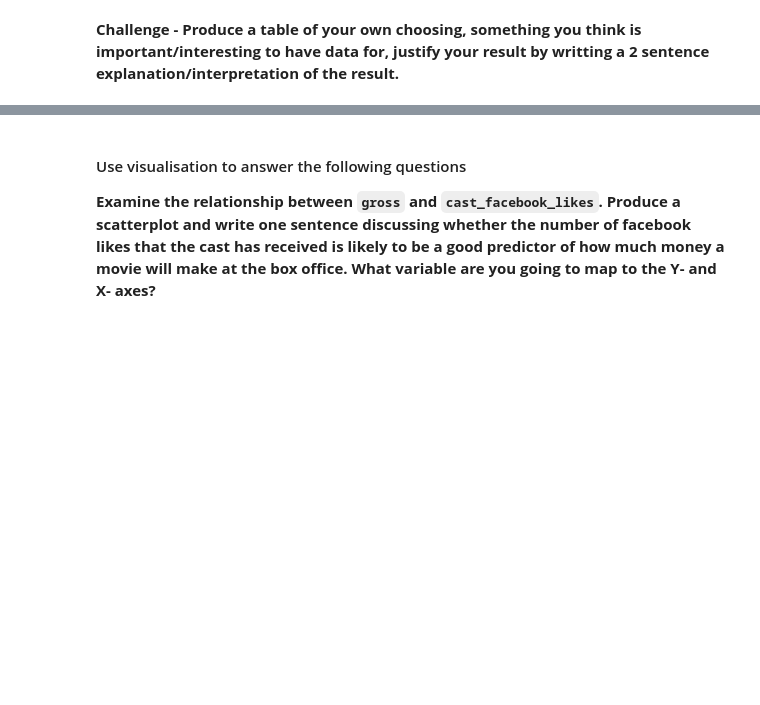
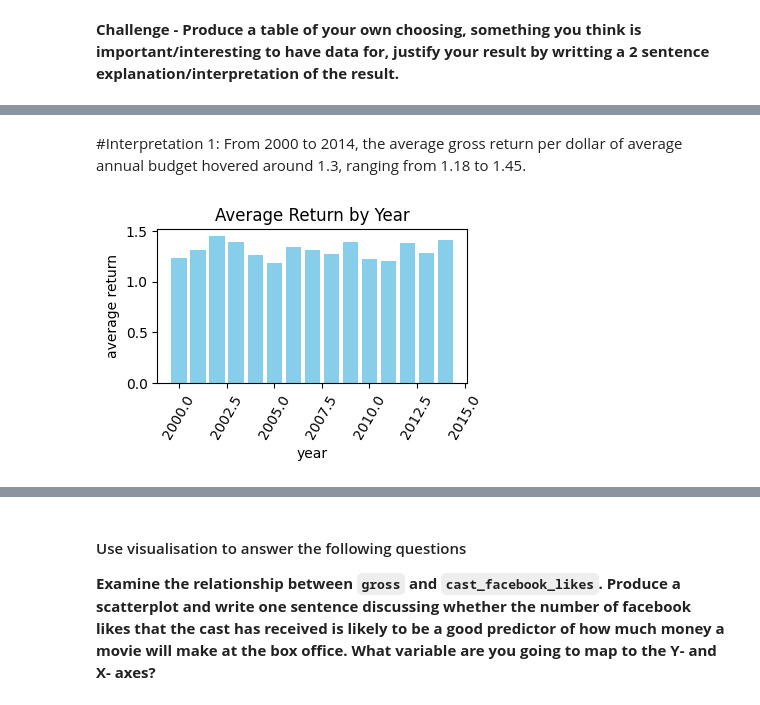
Before and after one commit to Riashengyuanyang/Analytics-through-Coding, a Jupyter notebook: Session_2/Homework.ipynb, the cells around one changed output, grey strips where cells are left out. Drawn from its saved outputs; the diff is of its cells as text; code cells hidden in the pictures; blank space fills up the shorter version.

```diff
--- a/Session_2/Homework.ipynb
+++ b/Session_2/Homework.ipynb
@@ -211,3 +208,19 @@ plt.show()
 [figure]
 # %% [markdown]
 **Challenge - Produce a table of your own choosing, something you think is important/interesting to have data for, justify your result by writting a 2 sentence explanation/interpretation of the result.**
+# %%
+movies_year=(movies
+            .groupby("year")
+            .agg(count=("year","size"),
+                 averagebudget=("budget","mean"),
+                 averagegross=("gross","mean"))
+          .assign(return_on_budget=lambda x:x["averagegross"]/x["averagebudget"])
+            .sort_values("year",ascending=False)
+
+)
+movies_year
+
+movies_2000_2014 = movies_year.iloc[2:17]
+movies_2000_2014
+
+#Interpretation 1: From 2000 to 2014, the average gross return per dollar of average annual budget hovered around 1.3, ranging from 1.18 to 1.45.
@@ -213,0 +245,14 @@ plt.show()
+# %% [markdown]
+
+#Interpretation 1:
+From 2000 to 2014, the average gross return per dollar of average annual budget hovered around 1.3, ranging from 1.18 to 1.45.
+# %%
+plt.figure(figsize=(4,2))
+plt.bar(movies_2000_2014.index, movies_2000_2014 ["return_on_budget"], color="skyblue")
+plt.title("Average Return by Year")
+plt.xlabel("year")
+plt.ylabel("average return")
+plt.xticks(rotation=60)
+plt.show()
+# %% [output]
+[figure, added]
```
Also changed, not shown: parts of 12 cells of this notebook.
